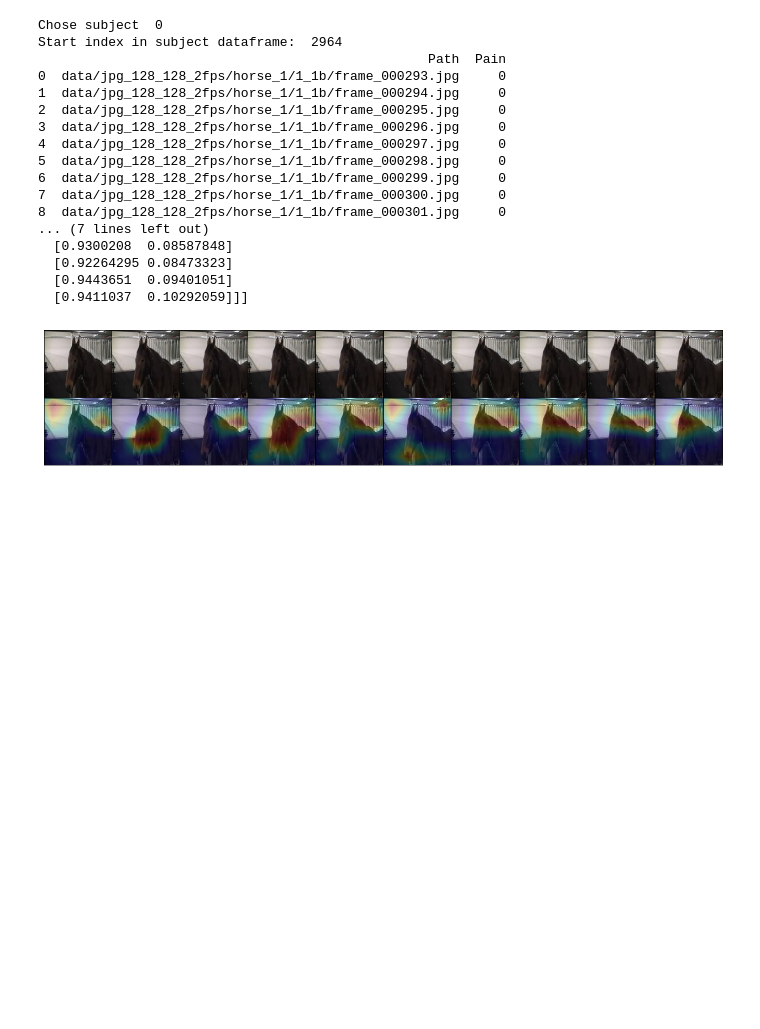
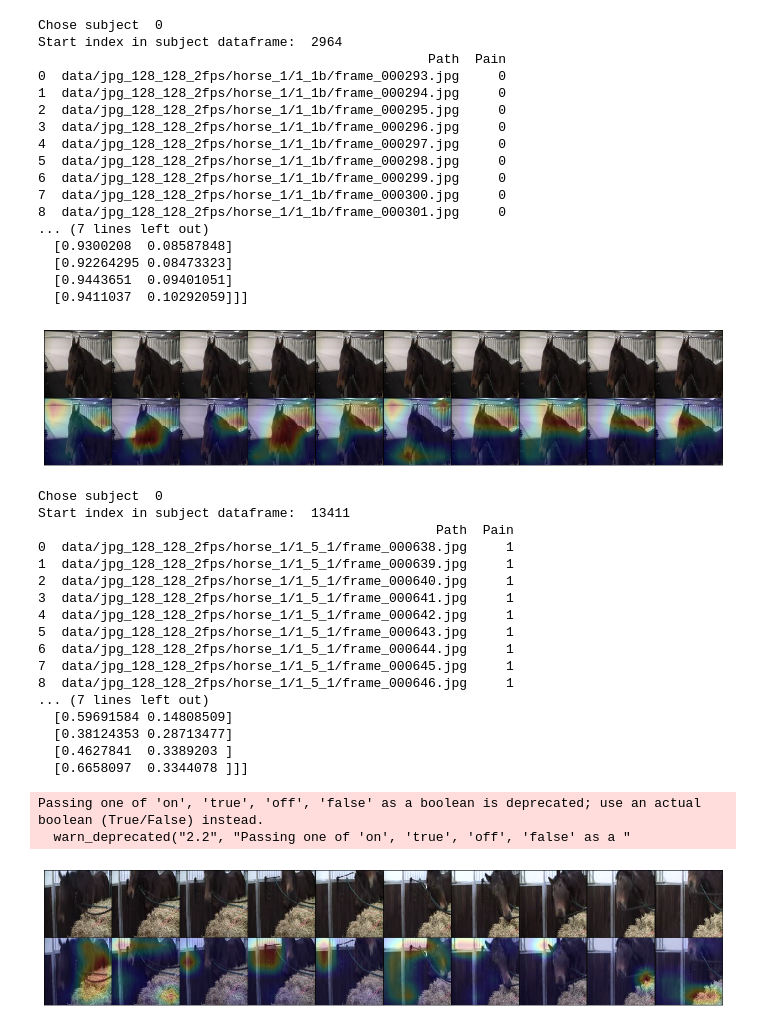
Before and after one commit to sofiabroome/painface-recognition, a Jupyter notebook: notebooks/gradcam_rodriguez_t0.ipynb, the cells around one changed output. Saved outputs shown, nothing was run; the diff lists cells and outputs as text; code cells hidden in the pictures; blank space fills up the shorter version.

```diff
--- a/notebooks/gradcam_rodriguez_t0.ipynb
+++ b/notebooks/gradcam_rodriguez_t0.ipynb
@@ -190,12 +190,12 @@ def run_on_one_sequence(sess, model, batch_img):
                                      (1, 10, 4, 4, 512))
 
     utils.visualize_overlays(batch_img, target_conv_layer_value,
-                       target_conv_layer_grad_value)
-    print('tcl: ')
-    print(target_conv_layer_value)
-    print('')
-    print('tclg: ')
-    print(target_conv_layer_grad_value)
+                       target_conv_layer_grad_value, args)
+#     print('tcl: ')
+#     print(target_conv_layer_value)
+#     print('')
+#     print('tclg: ')
+#     print(target_conv_layer_grad_value)
 # %%
 batch_img, batch_label = utils.data_for_one_random_sequence_5D(args, subject_dfs, computer='local',subject=0, start_index=9038)
 run_on_one_sequence(sess, model, batch_img)
@@ -305,3 +305,27 @@ Start index in subject dataframe:  2964
   [0.9443651  0.09401051]
   [0.9411037  0.10292059]]]
 [figure]
+# %%
+batch_img, batch_label = utils.data_for_one_random_sequence_5D(args, subject_dfs, computer='local',subject=0, start_index=13411)
+run_on_one_sequence(sess, model, batch_img)
+# %% [output]
+Chose subject  0
+Start index in subject dataframe:  13411
+                                                   Path  Pain
+0  data/jpg_128_128_2fps/horse_1/1_5_1/frame_000638.jpg     1
+1  data/jpg_128_128_2fps/horse_1/1_5_1/frame_000639.jpg     1
+2  data/jpg_128_128_2fps/horse_1/1_5_1/frame_000640.jpg     1
+3  data/jpg_128_128_2fps/horse_1/1_5_1/frame_000641.jpg     1
+4  data/jpg_128_128_2fps/horse_1/1_5_1/frame_000642.jpg     1
+5  data/jpg_128_128_2fps/horse_1/1_5_1/frame_000643.jpg     1
+6  data/jpg_128_128_2fps/horse_1/1_5_1/frame_000644.jpg     1
+7  data/jpg_128_128_2fps/horse_1/1_5_1/frame_000645.jpg     1
+8  data/jpg_128_128_2fps/horse_1/1_5_1/frame_000646.jpg     1
+... (7 lines left out)
+  [0.59691584 0.14808509]
+  [0.38124353 0.28713477]
+  [0.4627841  0.3389203 ]
+  [0.6658097  0.3344078 ]]]
+Passing one of 'on', 'true', 'off', 'false' as a boolean is deprecated; use an actual boolean (True/False) instead.
+  warn_deprecated("2.2", "Passing one of 'on', 'true', 'off', 'false' as a "
+[figure, added]
```
Also changed, not shown: parts of 5 cells of this notebook, 2 other files.
